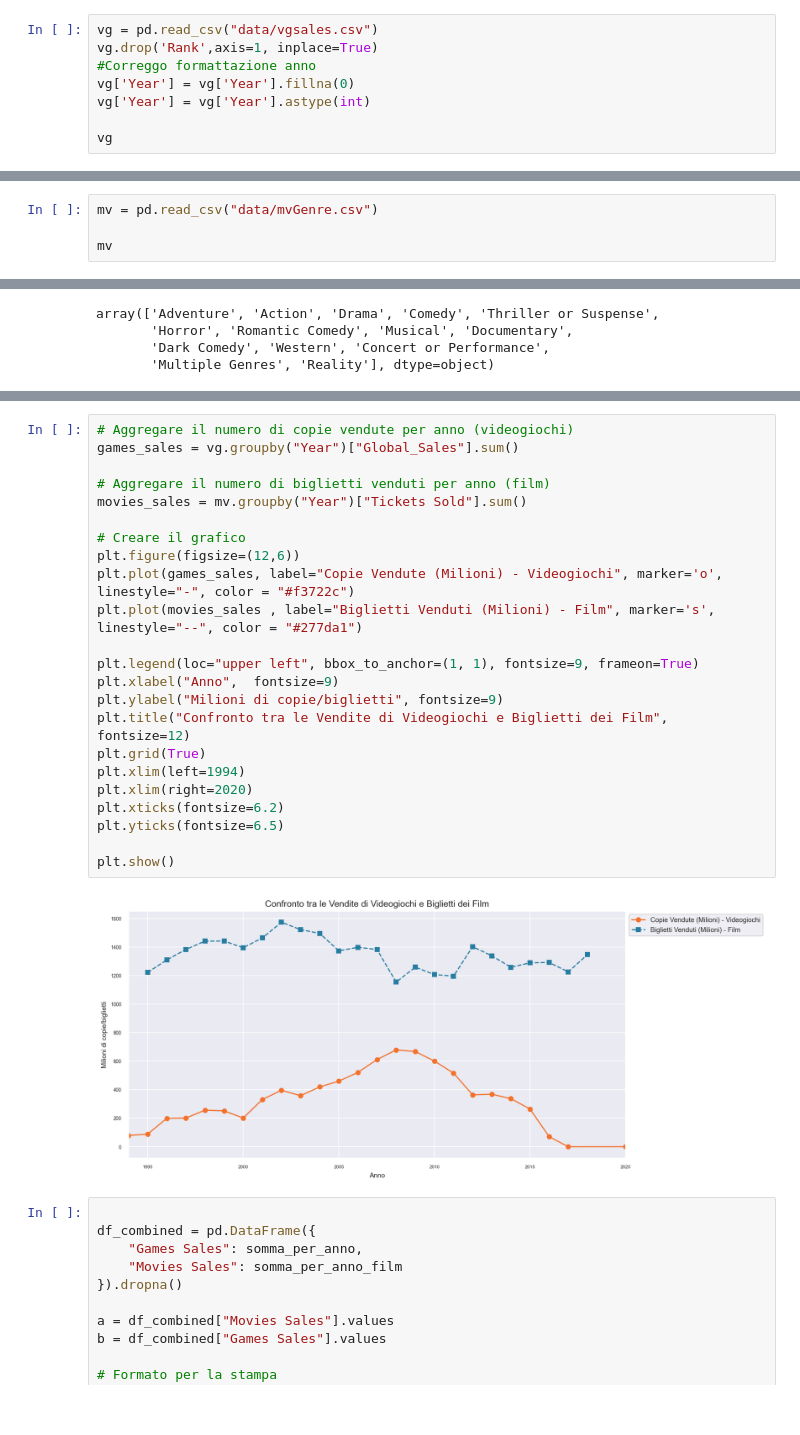
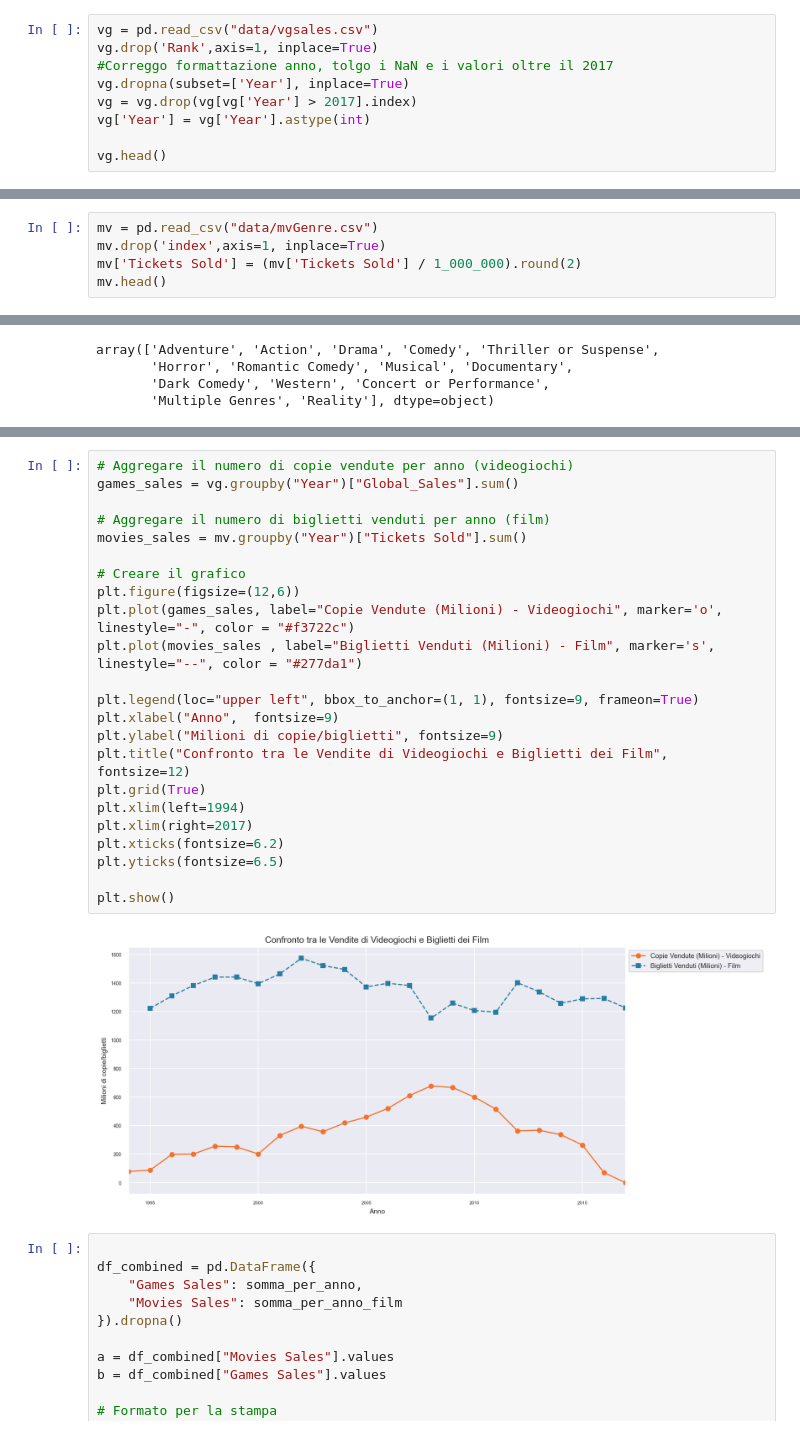
Before and after one commit to C0rro/Data-science-Videogiochi, a Jupyter notebook: Code.ipynb, the cells around one changed output, grey strips where cells are left out. Saved outputs shown, nothing was run; the diff lists cells and outputs as text.

```diff
--- a/Code.ipynb
+++ b/Code.ipynb
@@ -22,11 +24,12 @@ DataSet:
 # %%
 vg = pd.read_csv("data/vgsales.csv")
 vg.drop('Rank',axis=1, inplace=True)
-#Correggo formattazione anno
-vg['Year'] = vg['Year'].fillna(0)
+#Correggo formattazione anno, tolgo i NaN e i valori oltre il 2017
+vg.dropna(subset=['Year'], inplace=True)
+vg = vg.drop(vg[vg['Year'] > 2017].index)
 vg['Year'] = vg['Year'].astype(int)
 
-vg
+vg.head()
 # %% [output]
 |  | Name | Platform | Year | Genre | Publisher | NA_Sales | EU_Sales | JP_Sales | Other_Sales | ... |
 | 0 | Wii Sports | Wii | 2006 | Sports | Nintendo | 41.49 | 29.02 | 3.77 | 8.46 | ... |
@@ -239,5 +321,6 @@ plt.show()
 # %%
 mv = pd.read_csv("data/mvGenre.csv")
-
-mv
+mv.drop('index',axis=1, inplace=True)
+mv['Tickets Sold'] = (mv['Tickets Sold'] / 1_000_000).round(2)
+mv.head()
 # %% [output]
@@ -295,28 +382,28 @@ plt.show()
 # %%
 # Aggregare il numero di copie vendute per anno (videogiochi)
 games_sales = vg.groupby("Year")["Global_Sales"].sum()
 
 # Aggregare il numero di biglietti venduti per anno (film)
 movies_sales = mv.groupby("Year")["Tickets Sold"].sum()
 
 # Creare il grafico
 plt.figure(figsize=(12,6))
 plt.plot(games_sales, label="Copie Vendute (Milioni) - Videogiochi", marker='o', linestyle="-", color = "#f3722c")
 plt.plot(movies_sales , label="Biglietti Venduti (Milioni) - Film", marker='s', linestyle="--", color = "#277da1")
 
 plt.legend(loc="upper left", bbox_to_anchor=(1, 1), fontsize=9, frameon=True)
 plt.xlabel("Anno",  fontsize=9)
 plt.ylabel("Milioni di copie/biglietti", fontsize=9)
 plt.title("Confronto tra le Vendite di Videogiochi e Biglietti dei Film", fontsize=12)
 plt.grid(True)
 plt.xlim(left=1994)
-plt.xlim(right=2020)
+plt.xlim(right=2017)
 plt.xticks(fontsize=6.2)
 plt.yticks(fontsize=6.5)
 
 plt.show()
 # %% [output]
-[figure, old version]
+[figure, new version]
 # %%
 
 df_combined = pd.DataFrame({
```
Also changed, not shown: parts of 27 cells of this notebook, 2 other files.
